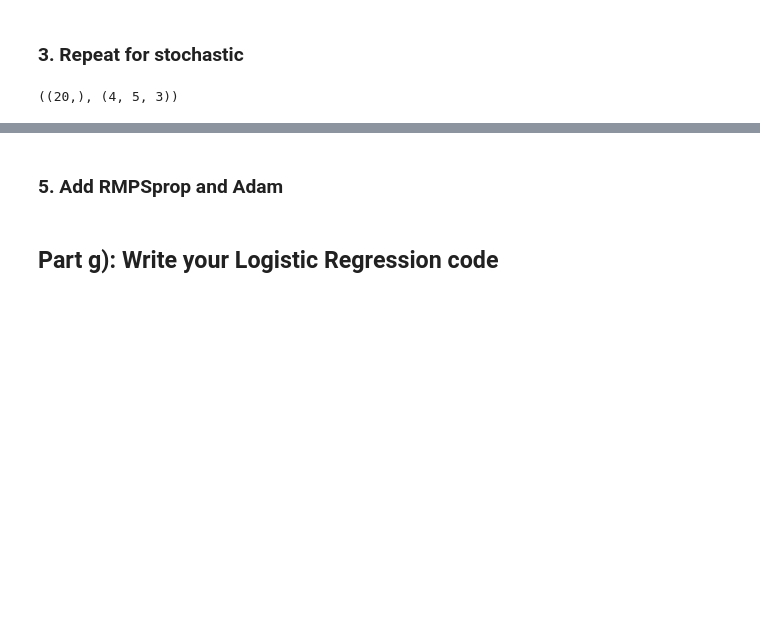
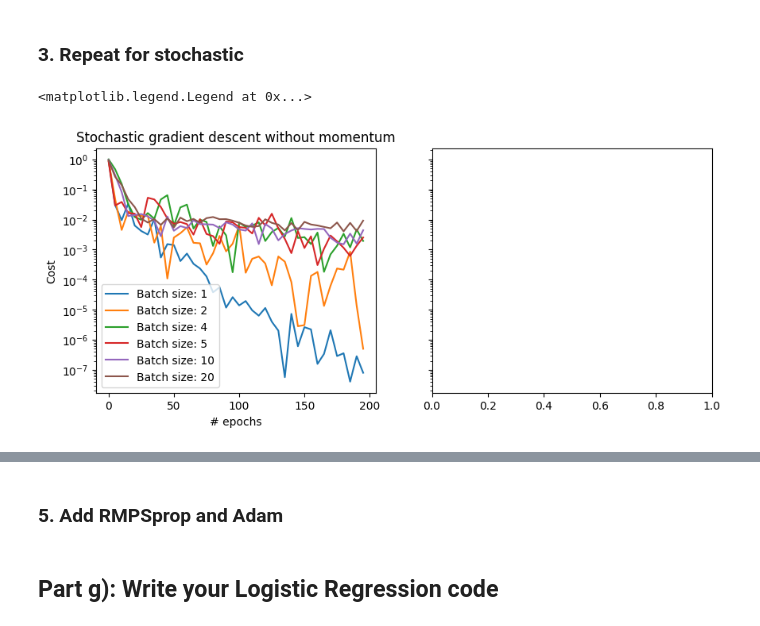
Before and after one commit to siljabl/CompSci-Projects, a Jupyter notebook: Project1/project1.ipynb, the cells around one changed output, grey strips where cells are left out. Saved outputs shown, nothing was run; the diff lists cells and outputs as text; code cells hidden in the pictures; blank space fills up the shorter version.

```diff
--- a/Project1/project1.ipynb
+++ b/Project1/project1.ipynb
@@ -372,4 +351,12 @@ def StochasticGradientDescent(X, data, learning_rate, gamma, nepochs=10, batch_s
 # %%
-np.shape(data), np.shape(X.reshape(4, 5, 3))
+fig, ax = plt.subplots(1, 2, figsize=(10, 4), sharey=True)
+
+for i in range(len(batch_sizes)):
+    ax[0].plot(nepochs, cost_stoch[i], '-', label=f"Batch size: {batch_sizes[i]}")
+
+ax[0].set(title="Stochastic gradient descent without momentum", xlabel="# epochs", ylabel="Cost")
+ax[0].set(xscale="linear", yscale="log")
+ax[0].legend()
 # %% [output]
-((20,), (4, 5, 3))
+<matplotlib.legend.Legend at 0x...>
+[figure, added]
```
Also changed, not shown: parts of 14 cells of this notebook, 2 other files.
